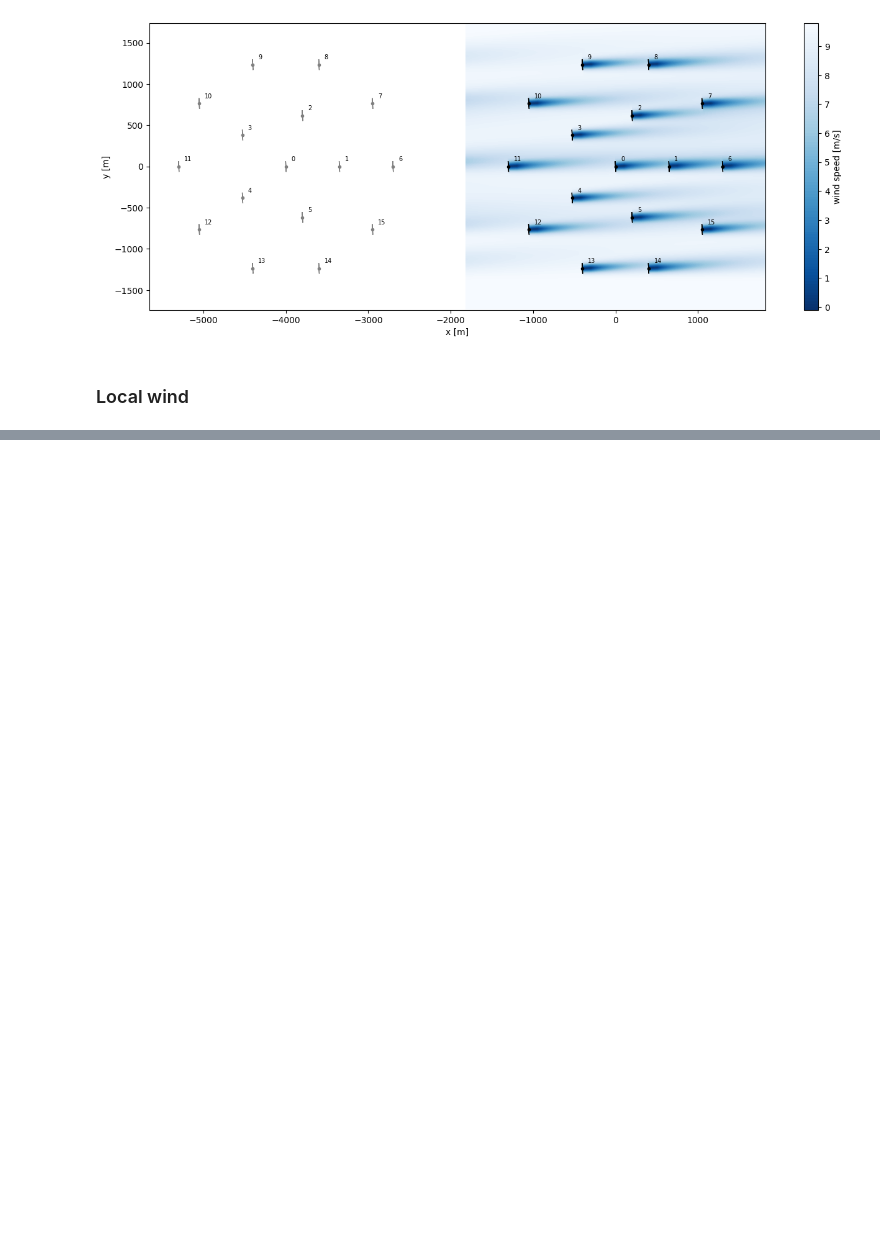
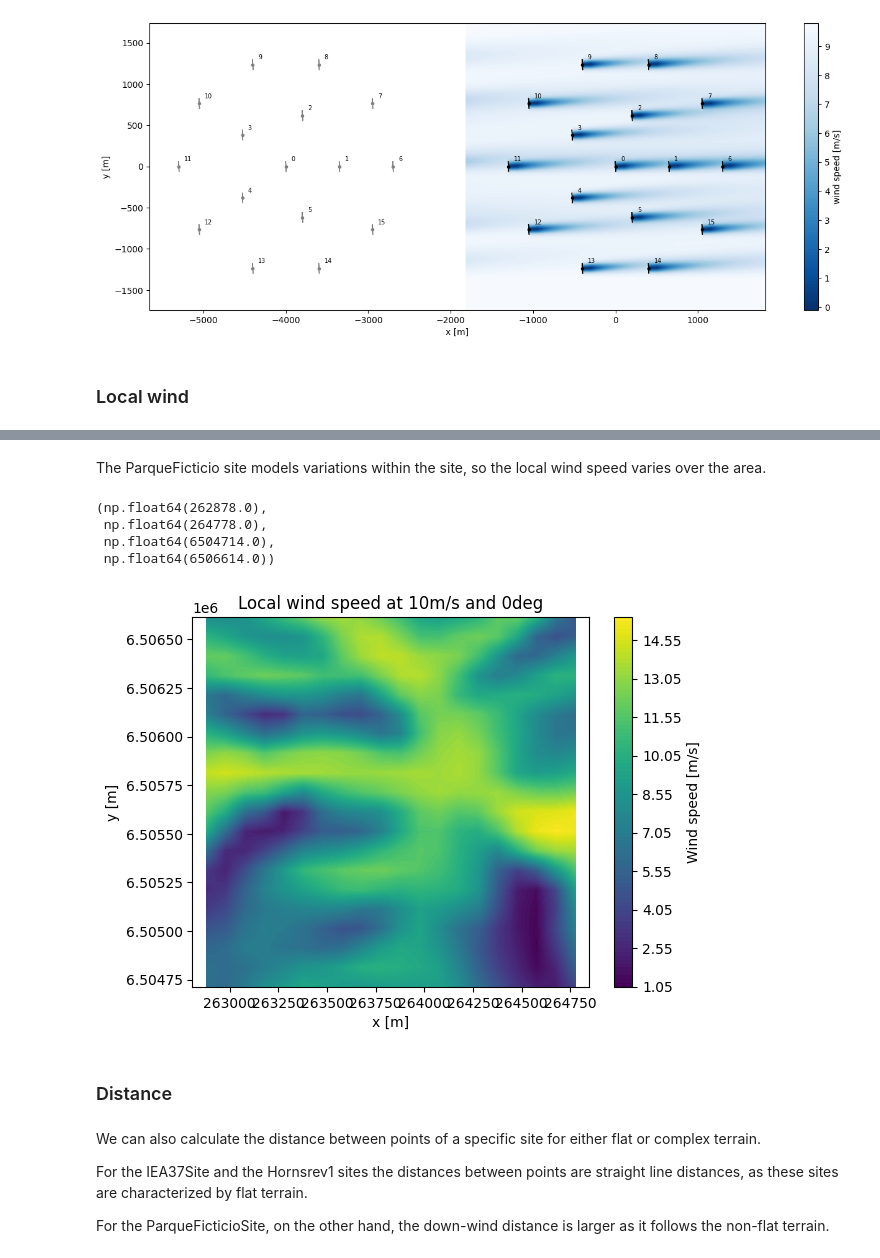
Before and after one commit to marcinsadowy/WTABL, a Jupyter notebook: Marcin_PyWake/Site_Object.ipynb, the cells around one changed output, grey strips where cells are left out. Saved outputs shown, nothing was run; the diff lists cells and outputs as text; code cells hidden in the pictures; blank space fills up the shorter version.

```diff
--- a/Marcin_PyWake/Site_Object.ipynb
+++ b/Marcin_PyWake/Site_Object.ipynb
@@ -208,0 +337,29 @@ Text(0, 0.5, 'y [m]')
+# %% [markdown]
+The ParqueFicticio site models variations within the site, so the local wind speed varies over the area.
+# %%
+s = sites["ParqueFicticio"]
+x = np.linspace(262878,264778,300)
+y = np.linspace(6504714,6506614,300)
+X,Y = np.meshgrid(x,y)
+lw = s.local_wind(X.flatten(),Y.flatten(),30, ws=[10],wd=[0])
+Z = lw.WS_ilk.reshape(X.shape)
+c = plt.contourf(X,Y,Z, levels=100)
+plt.colorbar(c,label='Wind speed [m/s]')
+plt.title("Local wind speed at 10m/s and 0deg")
+plt.xlabel('x [m]')
+plt.ylabel('y [m]')
+plt.axis('equal')
+# %% [output]
+(np.float64(262878.0),
+ np.float64(264778.0),
+ np.float64(6504714.0),
+ np.float64(6506614.0))
+[figure, added]
+# %% [markdown]
+### Distance
+# %% [markdown]
+We can also calculate the distance between points of a specific site for either flat or complex terrain.
+
+For the IEA37Site and the Hornsrev1 sites the distances between points are straight line distances, as these sites are characterized by flat terrain.
+
+For the ParqueFicticioSite, on the other hand, the down-wind distance is larger as it follows the non-flat terrain.
```
Also changed, not shown: parts of 19 cells of this notebook.
